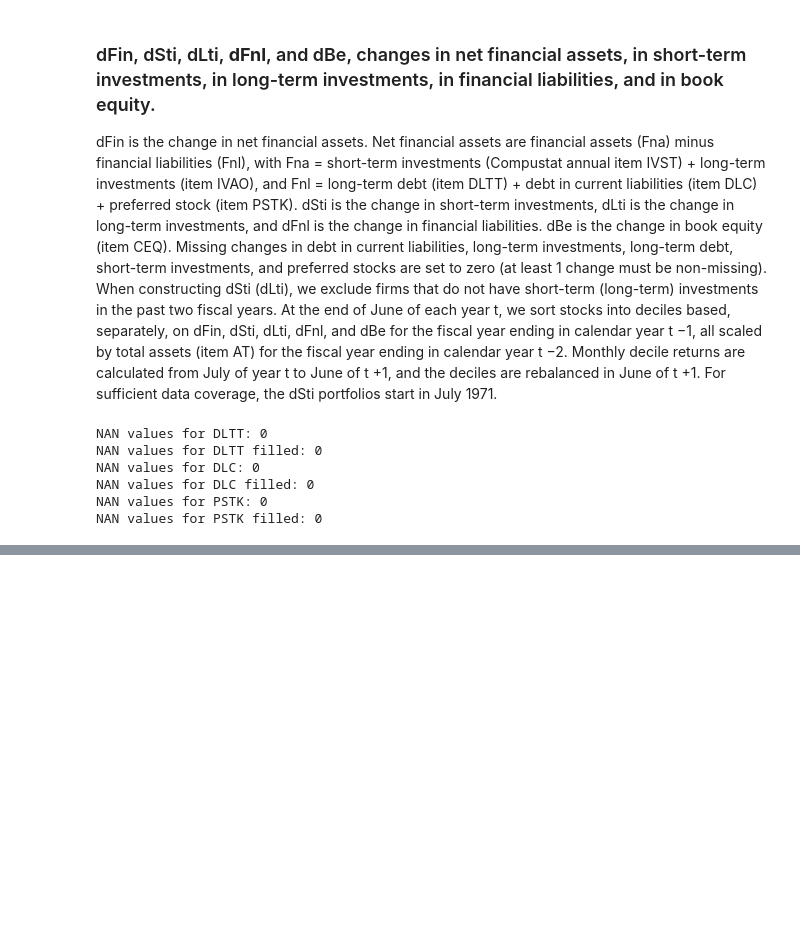
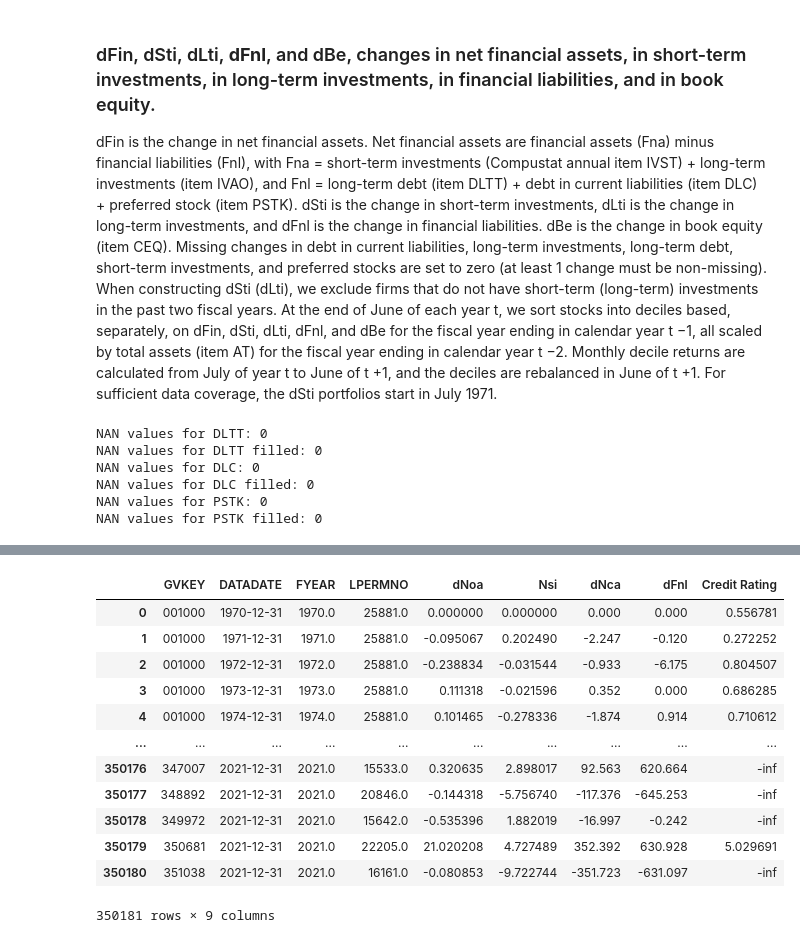
Before and after one commit to yiyun-sj/factor-trading, a Jupyter notebook: factor-trading kitty.ipynb, the cells around one changed output, grey strips where cells are left out. Drawn from its saved outputs; the diff is of its cells as text; code cells hidden in the pictures; blank space fills up the shorter version.

```diff
--- a/factor-trading kitty.ipynb
+++ b/factor-trading kitty.ipynb
@@ -103,5 +103,6 @@ test_shifted = test.shift(periods=1)
 test["CSHO_t_minus_2_adjusted"] = test_shifted["CSHO"] * test_shifted["AJEX"]
 
 test["Nsi"] = np.log(test["CSHO_t_minus_1_adjusted"] / test["CSHO_t_minus_2_adjusted"])
+test["Nsi"].fillna(0, inplace=True)
 test["Nsi"]
 # %% [output]
@@ -237,0 +293,25 @@ Name: dFnl, Length: 285873, dtype: float64
+# %%
+def calculate_credit_score(credit_metrics_df):
+    # Define weights for each financial metric
+    weights = {
+        "Debt_Equity_Ratio": 0.2,
+        "Debt_Ratio": 0.1,
+        "Current_Ratio": 0.1,
+        "Quick_Ratio": 0.1,
+        "Interest_Coverage_Ratio": 0.1,
+        "Return_On_Assets": 0.1,
+        "Return_On_Equity": 0.1,
+        "Asset_Turnover_Ratio": 0.1,
+        "Inventory_Turnover_Ratio": 0.1
+    }
+
+    # Normalize the metrics to ensure they are comparable
+    # normalized_metrics = credit_metrics_df.div(credit_metrics_df.max())
+
+    # Calculate the weighted sum of normalized metrics
+    credit_score = (credit_metrics_df * pd.Series(weights)).sum(axis=1)
+
+    return credit_score
+
+credit_score = calculate_credit_score(calculated_credit_metrics)
+print(credit_score)
@@ -237,0 +333,3 @@ Name: dFnl, Length: 285873, dtype: float64
+# %%
+test["Credit Rating"] = credit_score
+test["Credit Rating"]
@@ -237,0 +359,18 @@ Name: dFnl, Length: 285873, dtype: float64
+# %%
+selected = ["GVKEY", "DATADATE", "FYEAR", "LPERMNO", "dNoa", "Nsi", "dNca", "dFnl", "Credit Rating"]
+result = test[selected].copy()
+result
+# %% [output]
+|  | GVKEY | DATADATE | FYEAR | LPERMNO | dNoa | Nsi | dNca | dFnl | Credit Rating |
+| 0 | 001000 | 1970-12-31 | 1970.0 | 25881.0 | 0.000000 | 0.000000 | 0.000 | 0.000 | 0.556781 |
+| 1 | 001000 | 1971-12-31 | 1971.0 | 25881.0 | -0.095067 | 0.202490 | -2.247 | -0.120 | 0.272252 |
+| 2 | 001000 | 1972-12-31 | 1972.0 | 25881.0 | -0.238834 | -0.031544 | -0.933 | -6.175 | 0.804507 |
+| 3 | 001000 | 1973-12-31 | 1973.0 | 25881.0 | 0.111318 | -0.021596 | 0.352 | 0.000 | 0.686285 |
+| 4 | 001000 | 1974-12-31 | 1974.0 | 25881.0 | 0.101465 | -0.278336 | -1.874 | 0.914 | 0.710612 |
+| ... | ... | ... | ... | ... | ... | ... | ... | ... | ... |
+| 350176 | 347007 | 2021-12-31 | 2021.0 | 15533.0 | 0.320635 | 2.898017 | 92.563 | 620.664 | -inf |
+| 350177 | 348892 | 2021-12-31 | 2021.0 | 20846.0 | -0.144318 | -5.756740 | -117.376 | -645.253 | -inf |
+| 350178 | 349972 | 2021-12-31 | 2021.0 | 15642.0 | -0.535396 | 1.882019 | -16.997 | -0.242 | -inf |
+| 350179 | 350681 | 2021-12-31 | 2021.0 | 22205.0 | 21.020208 | 4.727489 | 352.392 | 630.928 | 5.029691 |
+| 350180 | 351038 | 2021-12-31 | 2021.0 | 16161.0 | -0.080853 | -9.722744 | -351.723 | -631.097 | -inf |
+350181 rows × 9 columns
```
Also changed, not shown: parts of 17 cells of this notebook, 1 other file.
